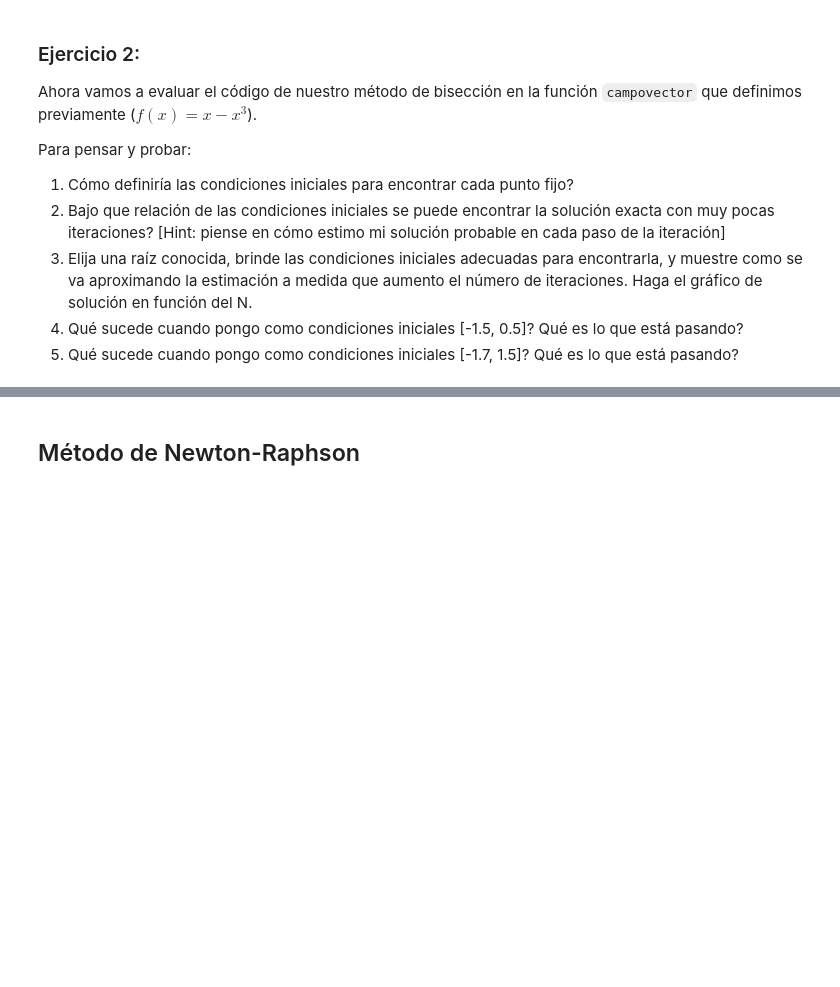
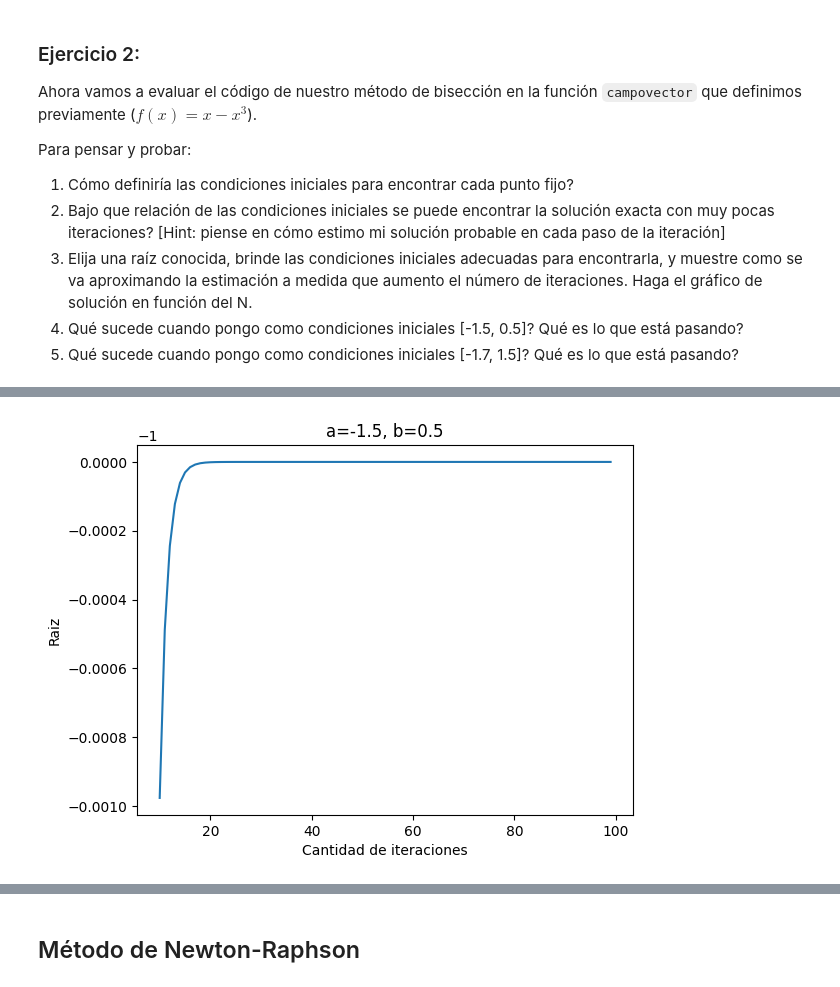
Before and after one commit to HBocaccio/NumLabIMC, a Jupyter notebook: Colabs/nb01_Raices.ipynb, the cells around one changed output, grey strips where cells are left out. Cells and saved outputs as stored; diff of their text form; code cells hidden in the pictures; blank space fills up the shorter version.

```diff
--- a/Colabs/nb01_Raices.ipynb
+++ b/Colabs/nb01_Raices.ipynb
@@ -219,0 +291,15 @@ Para pensar y probar:
+# %%
+raices = []
+cant_iters = list(range(10, 100))
+for N in cant_iters:
+    raiz, cant = biseccion_sin_epsilon(campovector, -1.5, 0.5, N)
+    raices.append(raiz)
+    errores.append(error)
+
+plt.title("a=-1.5, b=0.5")
+plt.plot(cant_iters, raices)
+plt.xlabel("Cantidad de iteraciones")
+plt.ylabel("Raiz")
+plt.show()
+# %% [output]
+[figure, added]
```
Also changed, not shown: parts of 15 cells of this notebook.
